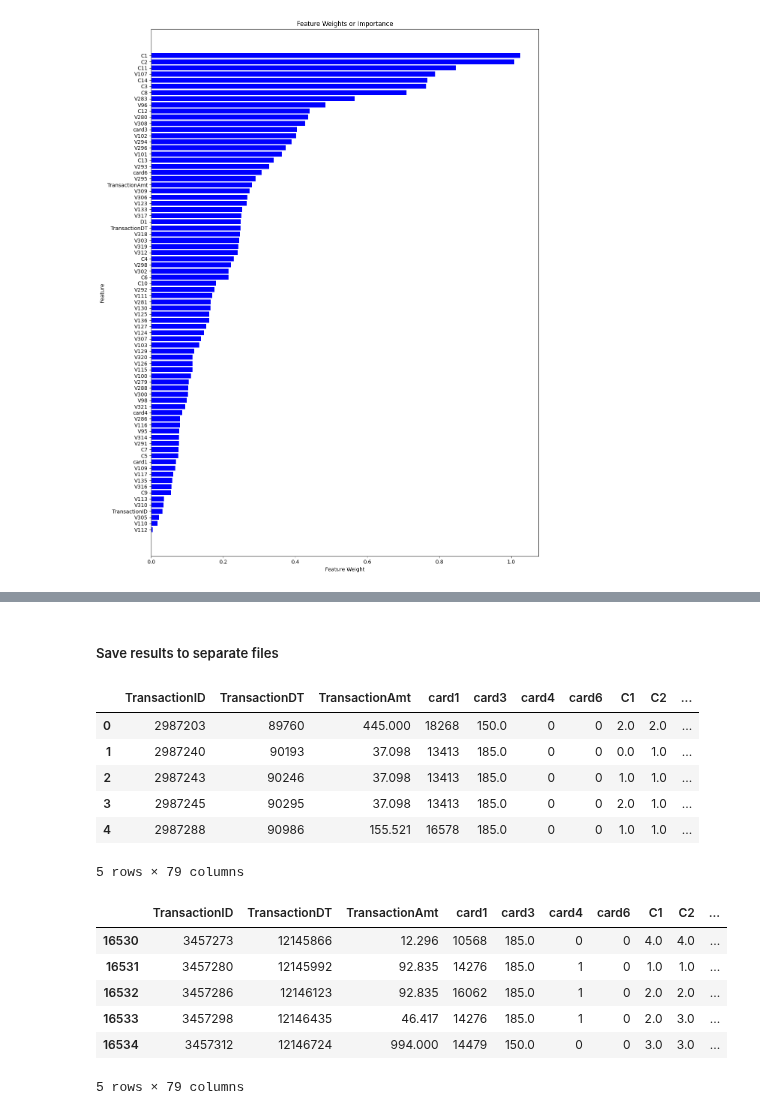
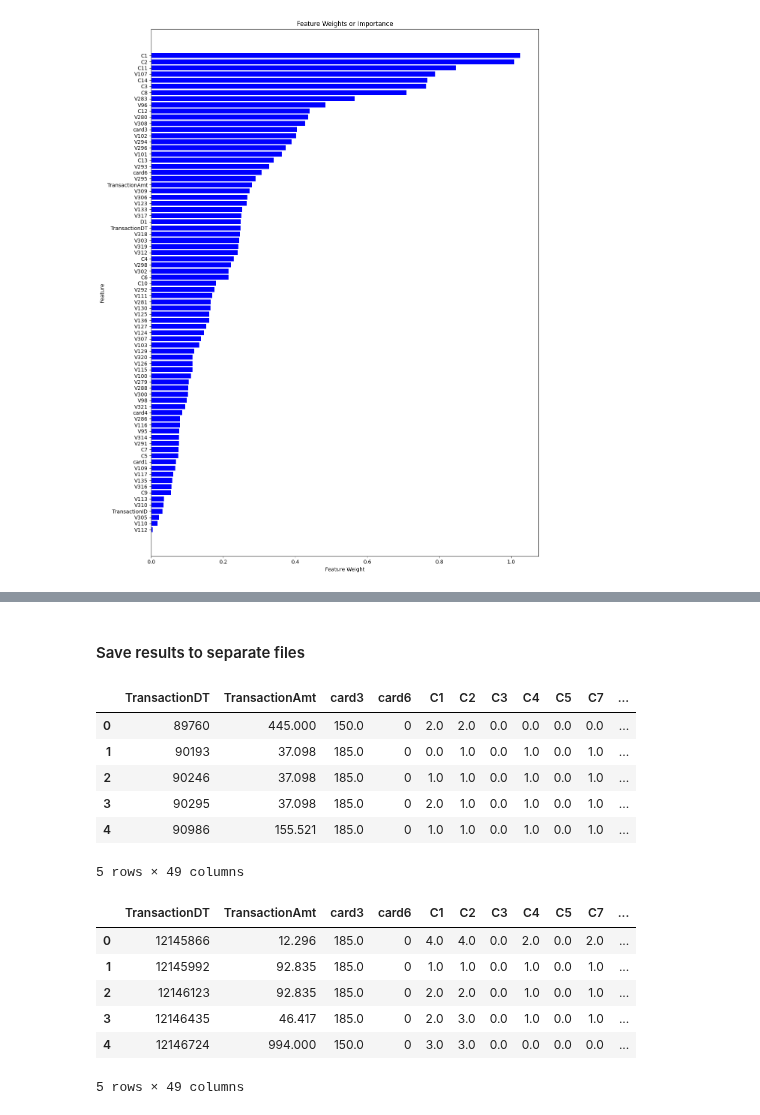
Before and after one commit to Mykhailo20/DS_Bootcamp_2023, a Jupyter notebook: Homework_8/Analysis/NN_Training.ipynb, the cells around one changed output, grey strips where cells are left out. Saved outputs shown, nothing was run; the diff lists cells and outputs as text; code cells hidden in the pictures.

Commit message:
Homework_8: Manually implement 15 iterations of compactness theory and save the results

```diff
--- a/Homework_8/Analysis/NN_Training.ipynb
+++ b/Homework_8/Analysis/NN_Training.ipynb
@@ -1481,3 +1481,11 @@ Epoch 10/10
 517/517 [==============================] - 1s 1ms/step - loss: 0.1768 - accuracy: 0.7410
 259/259 [==============================] - 0s 1ms/step - loss: 0.2185 - accuracy: 0.6671
 [figure]
+# %%
+X_train_prev = X_train.copy()
+X_test_prev = X_test.copy()
+
+X_train.drop(['V112', 'V110', 'TransactionID', 'V310', 'V113', 'C9', 'V117'], axis=1, inplace=True) #V113
+X_test.drop(['V112', 'V110', 'TransactionID', 'V310', 'V113', 'C9', 'V117'], axis=1, inplace=True)
+
+X_train.head()
@@ -1483,0 +1574,8 @@ Epoch 10/10
+# %%
+X_train_prev = X_train.copy()
+X_test_prev = X_test.copy()
+
+X_train.drop(['V306', 'V116', 'V115', 'V125', 'V314', 'V109', 'V319'], axis=1, inplace=True)
+X_test.drop(['V306', 'V116', 'V115', 'V125', 'V314', 'V109', 'V319'], axis=1, inplace=True)
+
+X_train.head()
@@ -1483,0 +1664,8 @@ Epoch 10/10
+# %%
+X_train_prev = X_train.copy()
+X_test_prev = X_test.copy()
+
+X_train.drop(['V321', 'V124', 'V291', 'C6', 'V286', 'card1', 'card4', 'V95'], axis=1, inplace=True)
+X_test.drop(['V321', 'V124', 'V291', 'C6', 'V286', 'card1', 'card4', 'V95'], axis=1, inplace=True)
+
+X_train.head()
@@ -1483,0 +1754,8 @@ Epoch 10/10
+# %%
+X_train_prev = X_train.copy()
+X_test_prev = X_test.copy()
+
+X_train.drop(['V279', 'V136', 'V103', 'V126', 'V127', 'V98', 'V305', 'V300'], axis=1, inplace=True)
+X_test.drop(['V279', 'V136', 'V103', 'V126', 'V127', 'V98', 'V305', 'V300'], axis=1, inplace=True)
+
+X_train.head()
@@ -1484,27 +1844,27 @@ Epoch 10/10
 # %% [markdown]
-##### Save results to separate files
+#### Save results to separate files
 # %%
-train_df = X_train
+train_df = X_train.copy()
 train_df['isFraud'] = y_train
 train_df.head()
 # %% [output]
-|  | TransactionID | TransactionDT | TransactionAmt | card1 | card3 | card4 | card6 | C1 | C2 | ... |
-| 0 | 2987203 | 89760 | 445.000 | 18268 | 150.0 | 0 | 0 | 2.0 | 2.0 | ... |
-| 1 | 2987240 | 90193 | 37.098 | 13413 | 185.0 | 0 | 0 | 0.0 | 1.0 | ... |
-| 2 | 2987243 | 90246 | 37.098 | 13413 | 185.0 | 0 | 0 | 1.0 | 1.0 | ... |
-| 3 | 2987245 | 90295 | 37.098 | 13413 | 185.0 | 0 | 0 | 2.0 | 1.0 | ... |
-| 4 | 2987288 | 90986 | 155.521 | 16578 | 185.0 | 0 | 0 | 1.0 | 1.0 | ... |
+|  | TransactionDT | TransactionAmt | card3 | card6 | C1 | C2 | C3 | C4 | C5 | C7 | ... |
+| 0 | 89760 | 445.000 | 150.0 | 0 | 2.0 | 2.0 | 0.0 | 0.0 | 0.0 | 0.0 | ... |
+| 1 | 90193 | 37.098 | 185.0 | 0 | 0.0 | 1.0 | 0.0 | 1.0 | 0.0 | 1.0 | ... |
+| 2 | 90246 | 37.098 | 185.0 | 0 | 1.0 | 1.0 | 0.0 | 1.0 | 0.0 | 1.0 | ... |
+| 3 | 90295 | 37.098 | 185.0 | 0 | 2.0 | 1.0 | 0.0 | 1.0 | 0.0 | 1.0 | ... |
+| 4 | 90986 | 155.521 | 185.0 | 0 | 1.0 | 1.0 | 0.0 | 1.0 | 0.0 | 1.0 | ... |
-5 rows × 79 columns
+5 rows × 49 columns
 # %%
-test_df = X_test
+test_df = X_test.copy()
 test_df['isFraud'] = y_test
 test_df.head()
 # %% [output]
-|  | TransactionID | TransactionDT | TransactionAmt | card1 | card3 | card4 | card6 | C1 | C2 | ... |
-| 16530 | 3457273 | 12145866 | 12.296 | 10568 | 185.0 | 0 | 0 | 4.0 | 4.0 | ... |
-| 16531 | 3457280 | 12145992 | 92.835 | 14276 | 185.0 | 1 | 0 | 1.0 | 1.0 | ... |
-| 16532 | 3457286 | 12146123 | 92.835 | 16062 | 185.0 | 1 | 0 | 2.0 | 2.0 | ... |
-| 16533 | 3457298 | 12146435 | 46.417 | 14276 | 185.0 | 1 | 0 | 2.0 | 3.0 | ... |
-| 16534 | 3457312 | 12146724 | 994.000 | 14479 | 150.0 | 0 | 0 | 3.0 | 3.0 | ... |
+|  | TransactionDT | TransactionAmt | card3 | card6 | C1 | C2 | C3 | C4 | C5 | C7 | ... |
+| 0 | 12145866 | 12.296 | 185.0 | 0 | 4.0 | 4.0 | 0.0 | 2.0 | 0.0 | 2.0 | ... |
+| 1 | 12145992 | 92.835 | 185.0 | 0 | 1.0 | 1.0 | 0.0 | 1.0 | 0.0 | 1.0 | ... |
+| 2 | 12146123 | 92.835 | 185.0 | 0 | 2.0 | 2.0 | 0.0 | 1.0 | 0.0 | 1.0 | ... |
+| 3 | 12146435 | 46.417 | 185.0 | 0 | 2.0 | 3.0 | 0.0 | 1.0 | 0.0 | 1.0 | ... |
+| 4 | 12146724 | 994.000 | 150.0 | 0 | 3.0 | 3.0 | 0.0 | 0.0 | 0.0 | 0.0 | ... |
-5 rows × 79 columns
+5 rows × 49 columns
 # %%
```
Also changed, not shown: parts of 19 cells of this notebook, 1 other file.
